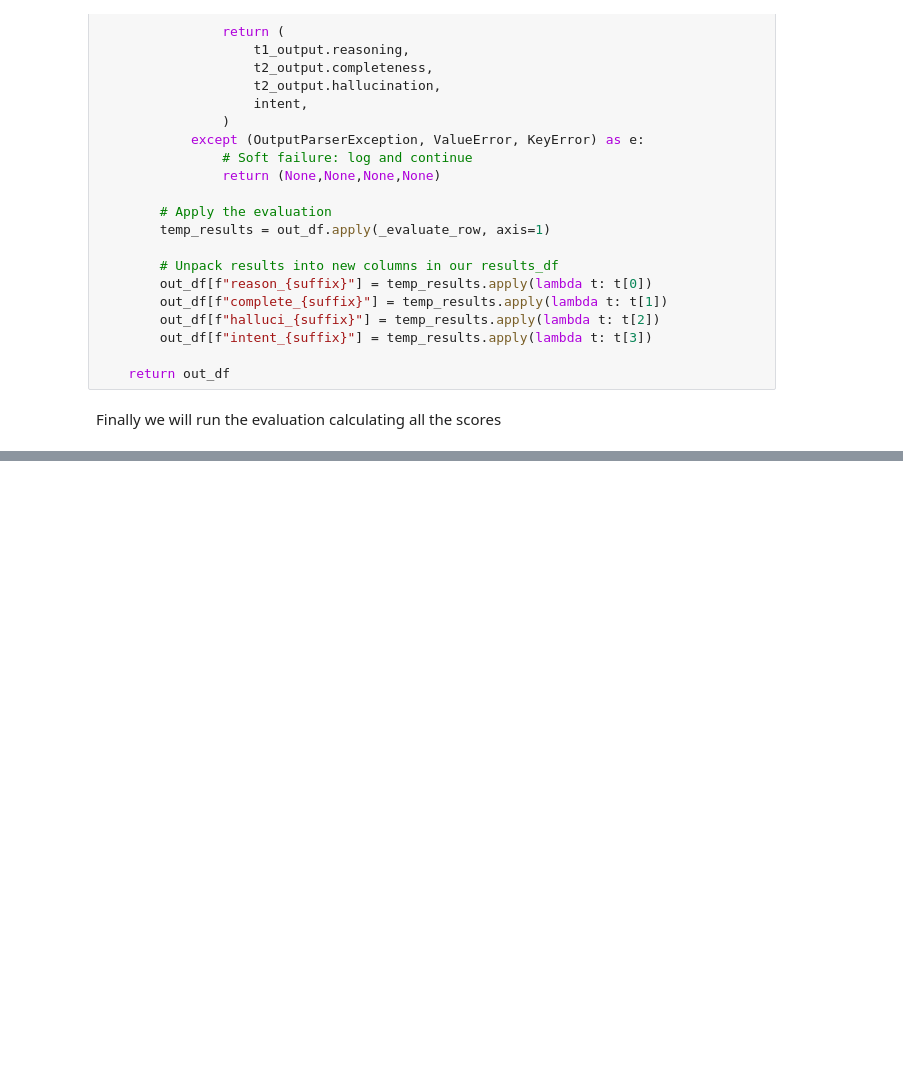
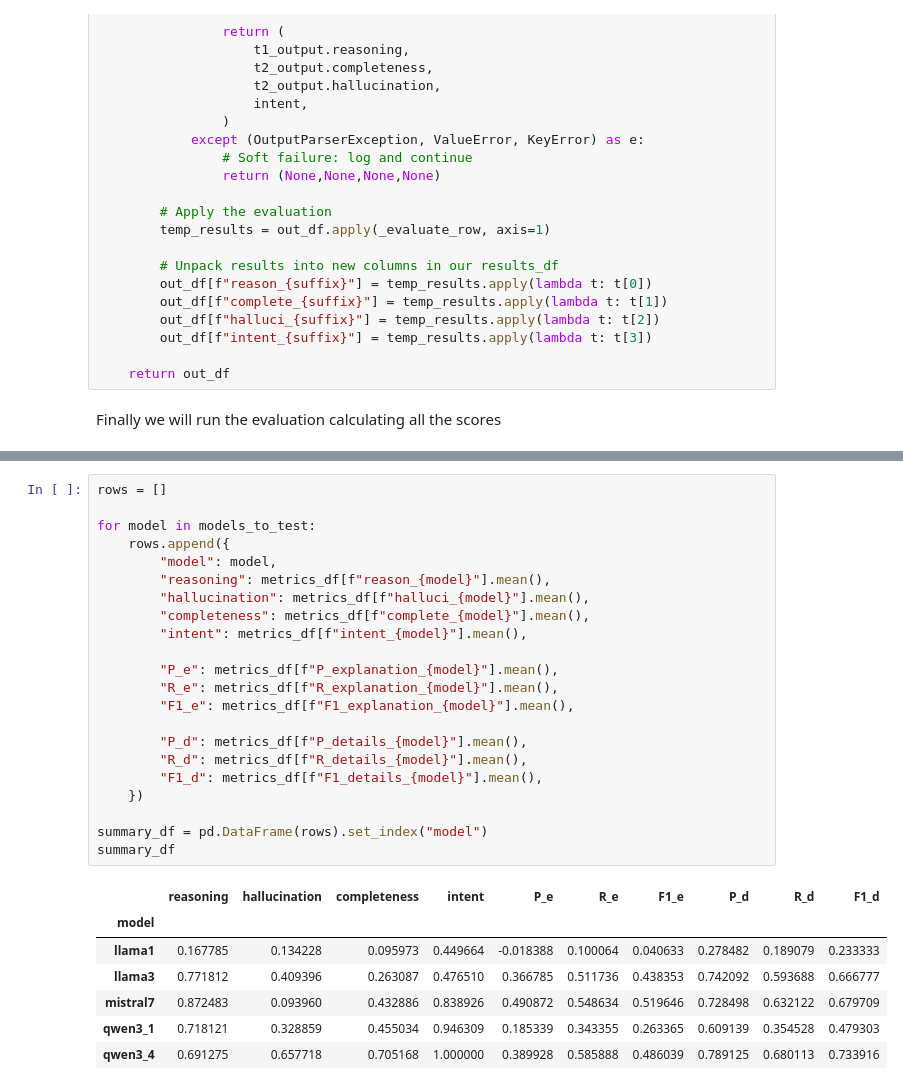
Before and after one commit to bcruijsberg/checkmate, a Jupyter notebook: Evaluation/llm_as_judge.ipynb, the cells around one changed output, grey strips where cells are left out. Drawn from its saved outputs; the diff is of its cells as text; blank space fills up the shorter version.

```diff
--- a/Evaluation/llm_as_judge.ipynb
+++ b/Evaluation/llm_as_judge.ipynb
@@ -745,0 +794,30 @@ summary_df
+# %%
+rows = []
+
+for model in models_to_test:
+    rows.append({
+        "model": model,
+        "reasoning": metrics_df[f"reason_{model}"].mean(),
+        "hallucination": metrics_df[f"halluci_{model}"].mean(),
+        "completeness": metrics_df[f"complete_{model}"].mean(),
+        "intent": metrics_df[f"intent_{model}"].mean(),
+
+        "P_e": metrics_df[f"P_explanation_{model}"].mean(),
+        "R_e": metrics_df[f"R_explanation_{model}"].mean(),
+        "F1_e": metrics_df[f"F1_explanation_{model}"].mean(),
+
+        "P_d": metrics_df[f"P_details_{model}"].mean(),
+        "R_d": metrics_df[f"R_details_{model}"].mean(),
+        "F1_d": metrics_df[f"F1_details_{model}"].mean(),
+    })
+
+summary_df = pd.DataFrame(rows).set_index("model")
+summary_df
+# %% [output]
+|  | reasoning | hallucination | completeness | intent | P_e | R_e | F1_e | P_d | R_d | F1_d |
+| model |  |  |  |  |  |  |  |  |  |  |
+| llama1 | 0.167785 | 0.134228 | 0.095973 | 0.449664 | -0.018388 | 0.100064 | 0.040633 | 0.278482 | 0.189079 | 0.233333 |
+| llama3 | 0.771812 | 0.409396 | 0.263087 | 0.476510 | 0.366785 | 0.511736 | 0.438353 | 0.742092 | 0.593688 | 0.666777 |
+| mistral7 | 0.872483 | 0.093960 | 0.432886 | 0.838926 | 0.490872 | 0.548634 | 0.519646 | 0.728498 | 0.632122 | 0.679709 |
+| qwen3_1 | 0.718121 | 0.328859 | 0.455034 | 0.946309 | 0.185339 | 0.343355 | 0.263365 | 0.609139 | 0.354528 | 0.479303 |
+| qwen3_4 | 0.691275 | 0.657718 | 0.705168 | 1.000000 | 0.389928 | 0.585888 | 0.486039 | 0.789125 | 0.680113 | 0.733916 |
```
Also changed, not shown: parts of 12 cells of this notebook, 4 other files.
